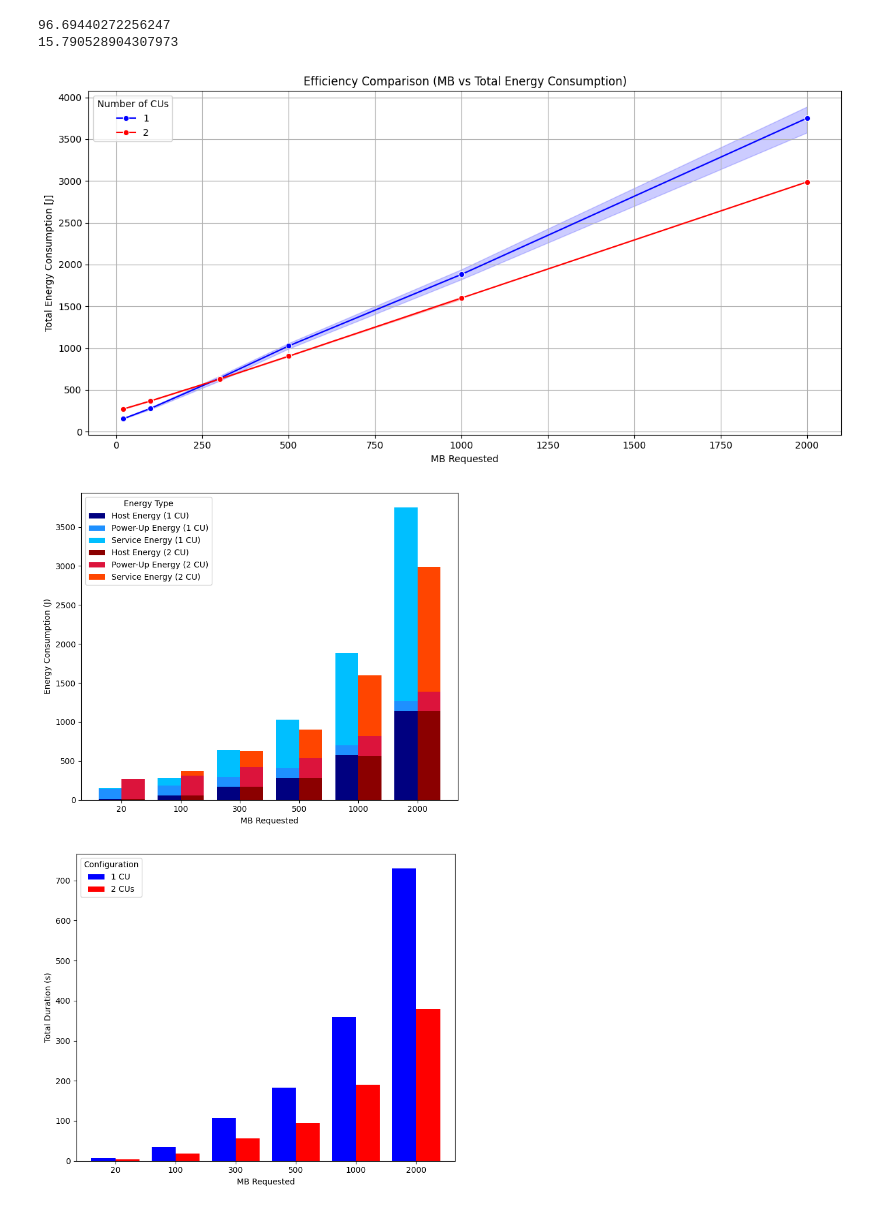
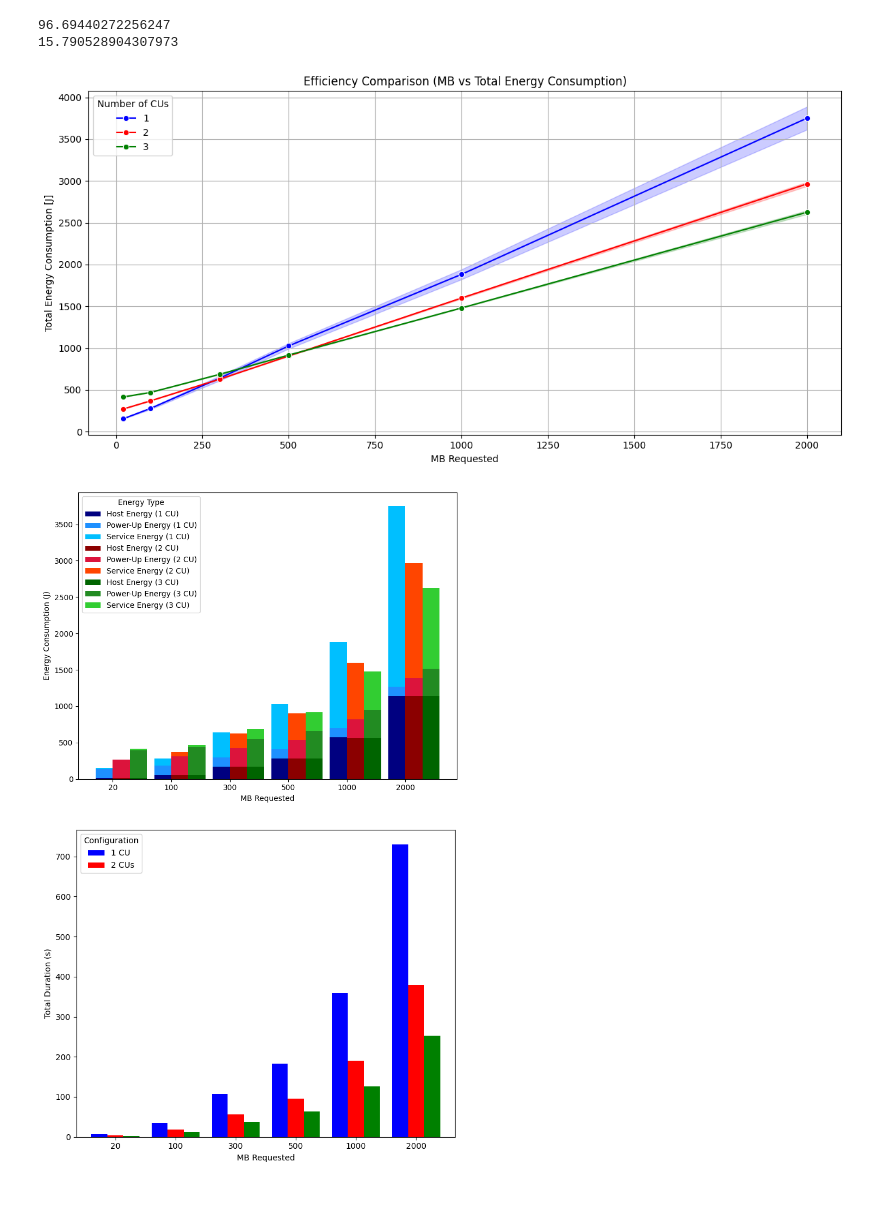
Before and after one commit to RootLeo00/Dynamic-Scaling-Policy-Energy-5G-ORAN, a Jupyter notebook: power-metrics-per-pod-realtime/energy_x_packet_iperf-n_comparison_CU_scaling.ipynb, the cells around one changed output. Saved outputs shown, nothing was run; the diff lists cells and outputs as text; code cells hidden in the pictures.

```diff
--- a/power-metrics-per-pod-realtime/energy_x_packet_iperf-n_comparison_CU_scaling.ipynb
+++ b/power-metrics-per-pod-realtime/energy_x_packet_iperf-n_comparison_CU_scaling.ipynb
@@ -392,7 +384,7 @@ host_power_w = 3
 df_experiment['host_energy_consumption'] = df_experiment.apply(
     lambda row: (
         host_power_w * (max(row['duration_1'] , row['duration_2'] ) ) if row['num_cus'] == 1
-        else host_power_w *(row['duration_1'] +  row['duration_2'] )
+        else host_power_w * (row['duration_1'] + row['duration_2'] + (row['duration_3'] if row['num_cus'] == 3 else 0))
     ),
     axis=1
 )
@@ -423,7 +421,7 @@ def plot_efficiency(df_experiment):
         y='total_energy_consumption',
         hue='num_cus',
         marker='o',
-        palette=[ 'blue','red',]
+        palette=[ 'blue','red', 'green']
     )
 
     plt.title('Efficiency Comparison (MB vs Total Energy Consumption)')
@@ -437,7 +435,7 @@ def plot_efficiency(df_experiment):
 # Call the functions to plot
 plot_efficiency(df_experiment)
 # %% [output]
-[figure, old version]
+[figure, new version]
 # %%
 # import pandas as pd
 # import matplotlib.pyplot as plt
@@ -493,17 +491,19 @@ cols = 2  # Number of columns in the grid
 rows = (num_plots + cols - 1) // cols  # Calculate the required number of rows
 
 # Create subplots
-fig, axes = plt.subplots(rows, cols, figsize=(14, 6 * rows))
+fig, axes = plt.subplots(rows, cols, figsize=(15, 6 * rows))
 axes = axes.flatten()  # Flatten to easily iterate through axes
 
 # Define color mapping for bars
 color_map = {
     1: ['navy', 'deepskyblue', 'dodgerblue'],  # Higher contrast blues for 1 CU
     2: ['darkred', 'orangered', 'crimson'],    # Higher contrast reds for 2 CUs
+    3: ['darkgreen','limegreen', 'forestgreen', ],  # Higher contrast greens for 3 CUs
 }
 
+
 bar_width = 0.35  # Width of each bar
-bar_gap = 0.2  # Space between different x-value groups
+bar_gap = 0.5  # Space between different x-value groups
 
 # Loop through each maxrate value and create a plot
 for i, maxrate in enumerate(maxrate_values):
@@ -540,34 +540,34 @@ for i, maxrate in enumerate(maxrate_values):
             label=f'Power-Up Energy ({num_cus} CU)' if i == 0 else "",
         )
         ax.bar(
             x_positions + j * bar_width,
             data['service_energy_consumption_J'],
             width=bar_width,
             bottom=data['host_energy_consumption'] + data['powerup_energy_consumption'],
             color=color_map[num_cus][1],  # Use the second color for Service Energy
             label=f'Service Energy ({num_cus} CU)' if i == 0 else "",
         )
 
     # Add labels, title, and legend
     ax.set_xlabel('MB Requested', fontsize=10)
     ax.set_ylabel('Energy Consumption (J)', fontsize=10)
     # ax.set_title(f'Max Rate: {maxrate} Mbps', fontsize=12)
     ax.set_xticks(x_positions + bar_width / 2)
     ax.set_xticklabels(energy_data.index, rotation=0)
 
     # Add the legend only once per plot
     if i == 0:
         ax.legend(title='Energy Type')
 
 # Turn off unused subplots if there are any
 for j in range(i + 1, len(axes)):
     axes[j].axis('off')
 
 # Adjust layout
 plt.tight_layout()
 plt.show()
 # %% [output]
-[figure, old version]
+[figure, new version]
 # %%
 import pandas as pd
 import matplotlib.pyplot as plt
@@ -590,13 +590,13 @@ for i, maxrate in enumerate(maxrate_values):
     df = df_experiment[df_experiment['maxrate'] == maxrate].copy()
 
     # Calculate the combined duration for each row
-    df['total_duration'] = df['duration_1'] + df['duration_2']
+    df['total_duration'] = df['duration_1'] + df['duration_2'] #+ df['duration_3']
 
     # Aggregate the data for each Mbps requested and num_cus combination
     bar_data_with_host = df.groupby(['Mbps requested', 'num_cus'])['total_duration'].mean().unstack()
 
     # Plot the updated bar chart
-    ax = bar_data_with_host.plot(kind='bar', ax=axes[i], width=0.8, color=[ 'blue', 'red',])
+    ax = bar_data_with_host.plot(kind='bar', ax=axes[i], width=0.8, color=[ 'blue', 'red', 'green'])
 
     # Add labels, title, and legend
     ax.set_xlabel('MB Requested', fontsize=10)
@@ -613,7 +613,7 @@ for j in range(i + 1, len(axes)):
 plt.tight_layout()
 plt.show()
 # %% [output]
-[figure, old version]
+[figure, new version]
 # %%
 import pandas as pd
 import matplotlib.pyplot as plt
```
Also changed, not shown: parts of 8 cells of this notebook, 1 other file.
